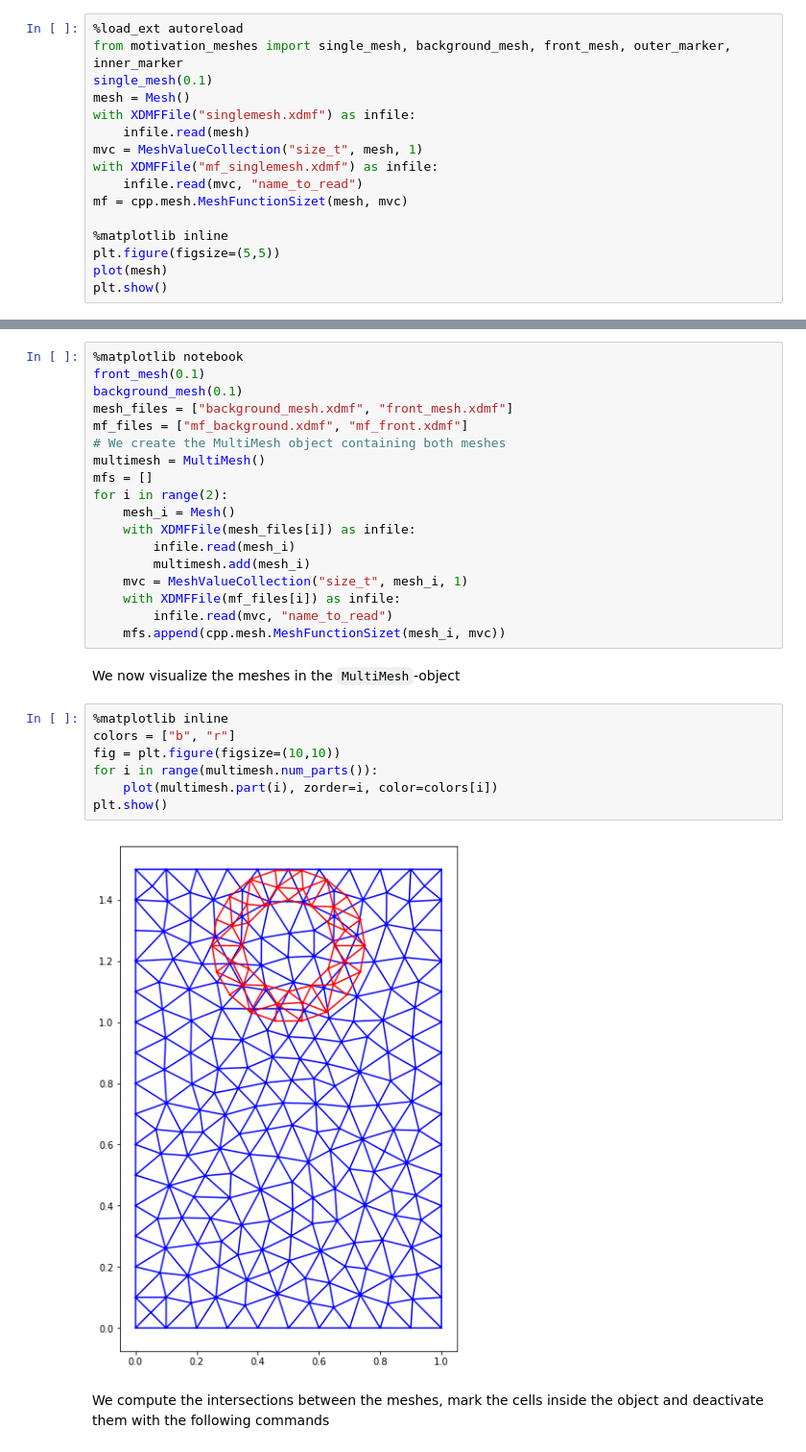
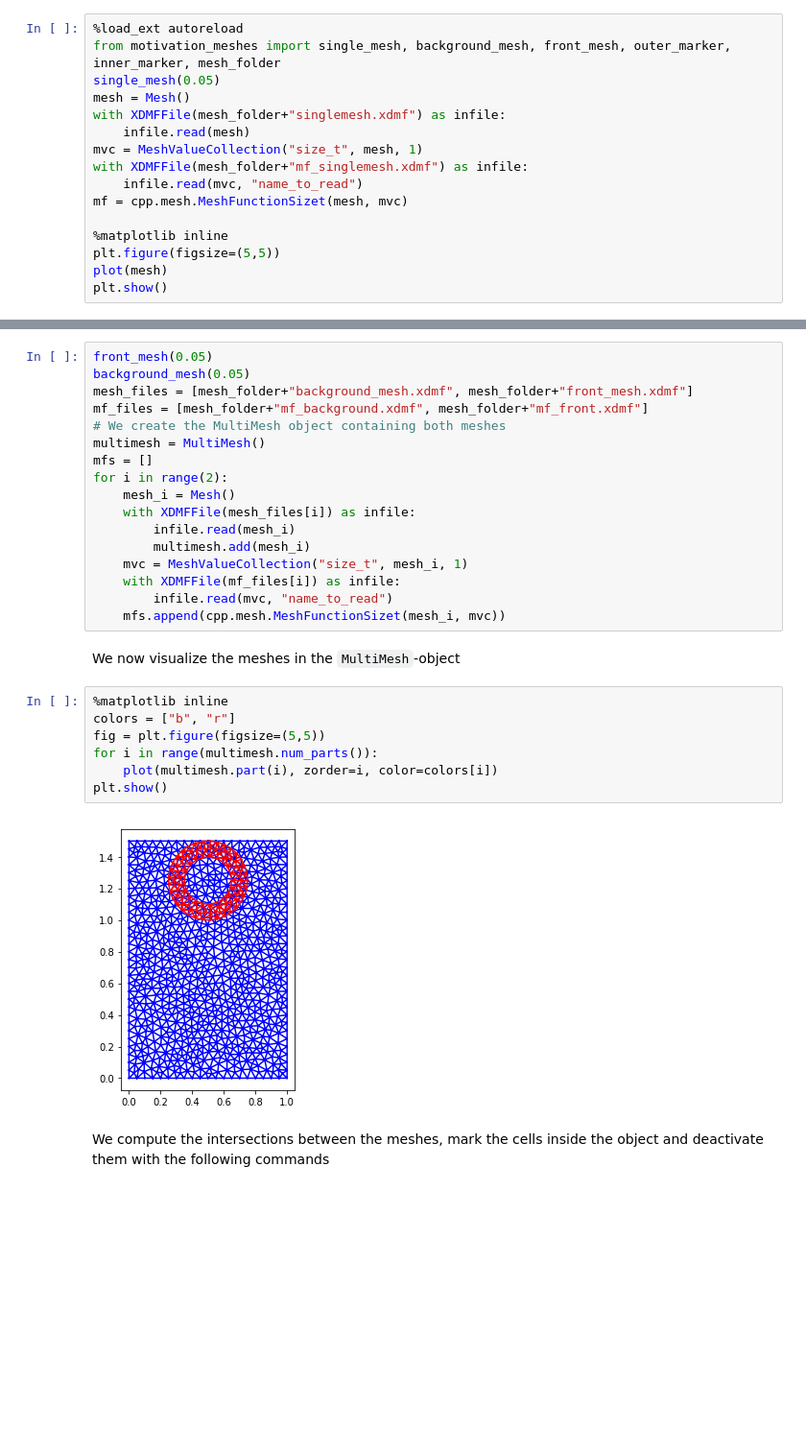
Before and after one commit to jorgensd/MultiMeshShapeOpt_code, a Jupyter notebook: motivation.ipynb, the cells around one changed output, grey strips where cells are left out. Shown: that part at 96% size. Drawn from its saved outputs; the diff is of its cells as text; blank space fills up the shorter version.

```diff
--- a/motivation.ipynb
+++ b/motivation.ipynb
@@ -11,13 +11,13 @@ We then create a single mesh, describing an obstacle in a channel, with *pygmsh*
 ** to create the meshes.
 # %%
 %load_ext autoreload
-from motivation_meshes import single_mesh, background_mesh, front_mesh, outer_marker, inner_marker
-single_mesh(0.1)
+from motivation_meshes import single_mesh, background_mesh, front_mesh, outer_marker, inner_marker, mesh_folder
+single_mesh(0.05)
 mesh = Mesh()
-with XDMFFile("singlemesh.xdmf") as infile:
+with XDMFFile(mesh_folder+"singlemesh.xdmf") as infile:
     infile.read(mesh)
 mvc = MeshValueCollection("size_t", mesh, 1)
-with XDMFFile("mf_singlemesh.xdmf") as infile:
+with XDMFFile(mesh_folder+"mf_singlemesh.xdmf") as infile:
     infile.read(mvc, "name_to_read")
 mf = cpp.mesh.MeshFunctionSizet(mesh, mvc)
 
@@ -95,11 +94,10 @@ As we can observe from the images above, the mesh degenerates with large movemen
 We therefore introduce another way of representing the ball, namely with **Multiple meshes**.
 We import two different meshes from *motivation_meshes.py*
 # %%
-%matplotlib notebook
-front_mesh(0.1)
-background_mesh(0.1)
-mesh_files = ["background_mesh.xdmf", "front_mesh.xdmf"]
-mf_files = ["mf_background.xdmf", "mf_front.xdmf"]
+front_mesh(0.05)
+background_mesh(0.05)
+mesh_files = [mesh_folder+"background_mesh.xdmf", mesh_folder+"front_mesh.xdmf"]
+mf_files = [mesh_folder+"mf_background.xdmf", mesh_folder+"mf_front.xdmf"]
 # We create the MultiMesh object containing both meshes
 multimesh = MultiMesh()
 mfs = []
@@ -117,12 +115,12 @@ We now visualize the meshes in the `MultiMesh`-object
 # %%
 %matplotlib inline
 colors = ["b", "r"]
-fig = plt.figure(figsize=(10,10))
+fig = plt.figure(figsize=(5,5))
 for i in range(multimesh.num_parts()):
     plot(multimesh.part(i), zorder=i, color=colors[i])
 plt.show()
 # %% [output]
-[figure, old version]
+[figure, new version]
 # %% [markdown]
 We compute the intersections between the meshes, mark the cells inside the object and deactivate them with the following commands
 # %%
```
Also changed, not shown: parts of 9 cells of this notebook, 2 other files.
